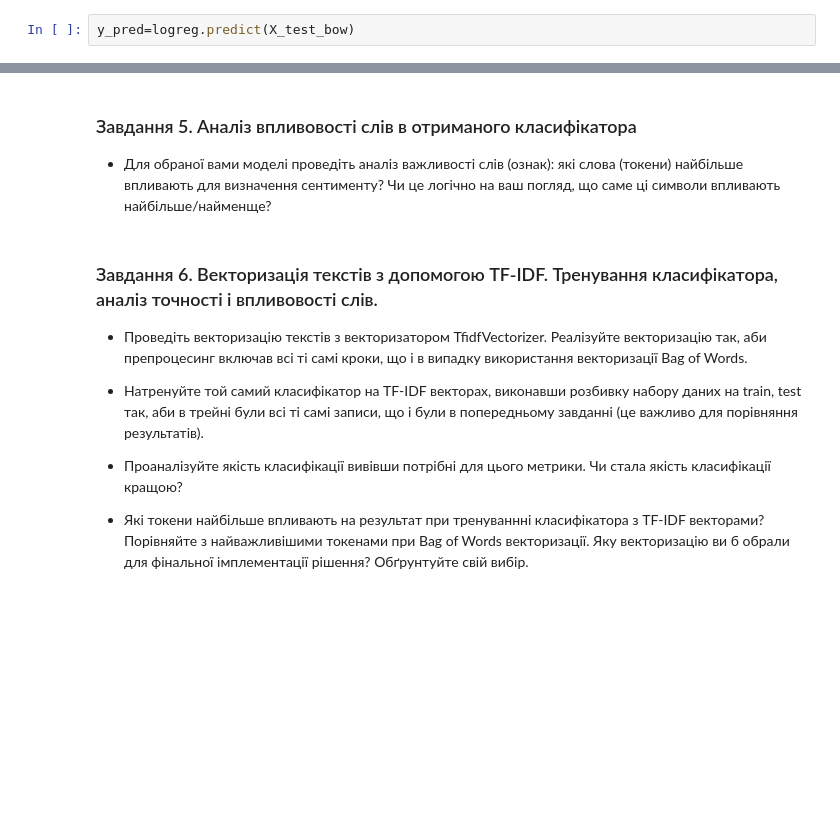
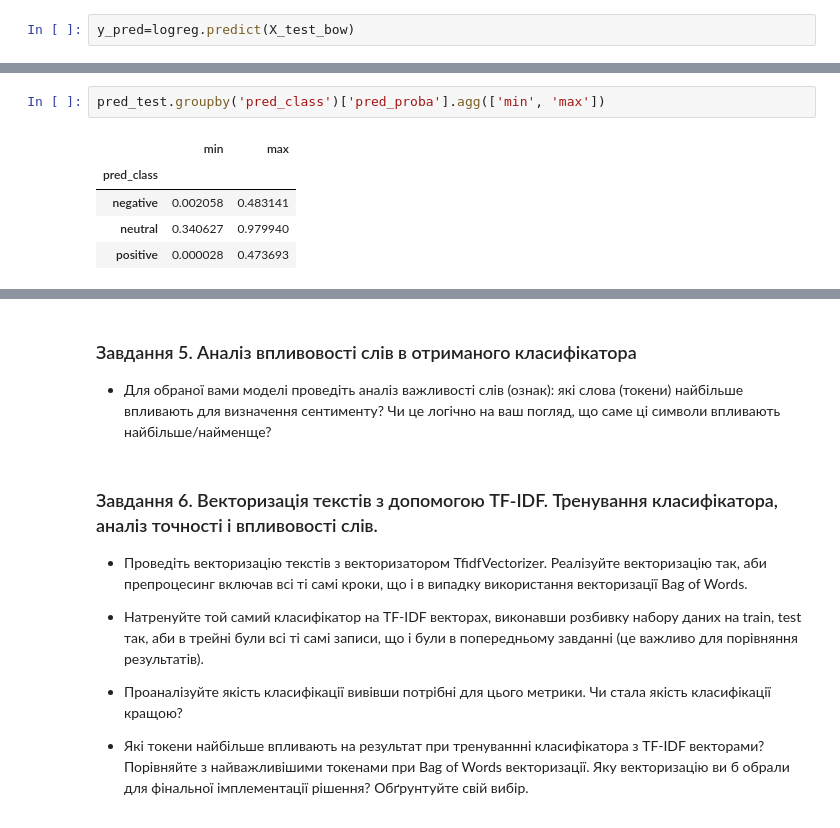
Before and after one commit to Daria-Lytvynenko/ML_course, a Jupyter notebook: HW_NLP_Classification.ipynb, the cells around one changed output, grey strips where cells are left out. Drawn from its saved outputs; the diff is of its cells as text; blank space fills up the shorter version.

```diff
--- a/HW_NLP_Classification.ipynb
+++ b/HW_NLP_Classification.ipynb
@@ -218,3 +259,11 @@ accuracy_score(y_test, y_pred)
+# %%
+pred_test.groupby('pred_class')['pred_proba'].agg(['min', 'max'])
+# %% [output]
+|  | min | max |
+| pred_class |  |  |
+| negative | 0.002058 | 0.483141 |
+| neutral | 0.340627 | 0.979940 |
+| positive | 0.000028 | 0.473693 |
 # %%
 f1_score(y_test, y_pred, average='weighted')
 # %% [output]
```
Also changed, not shown: parts of 14 cells of this notebook.
